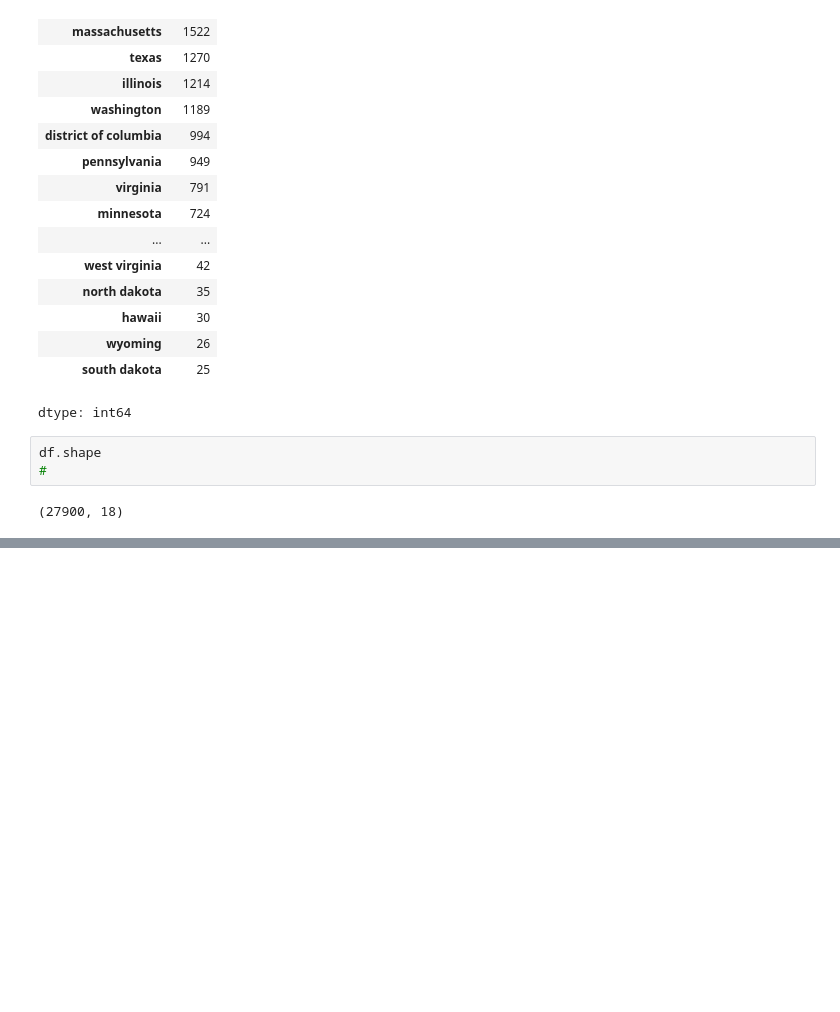
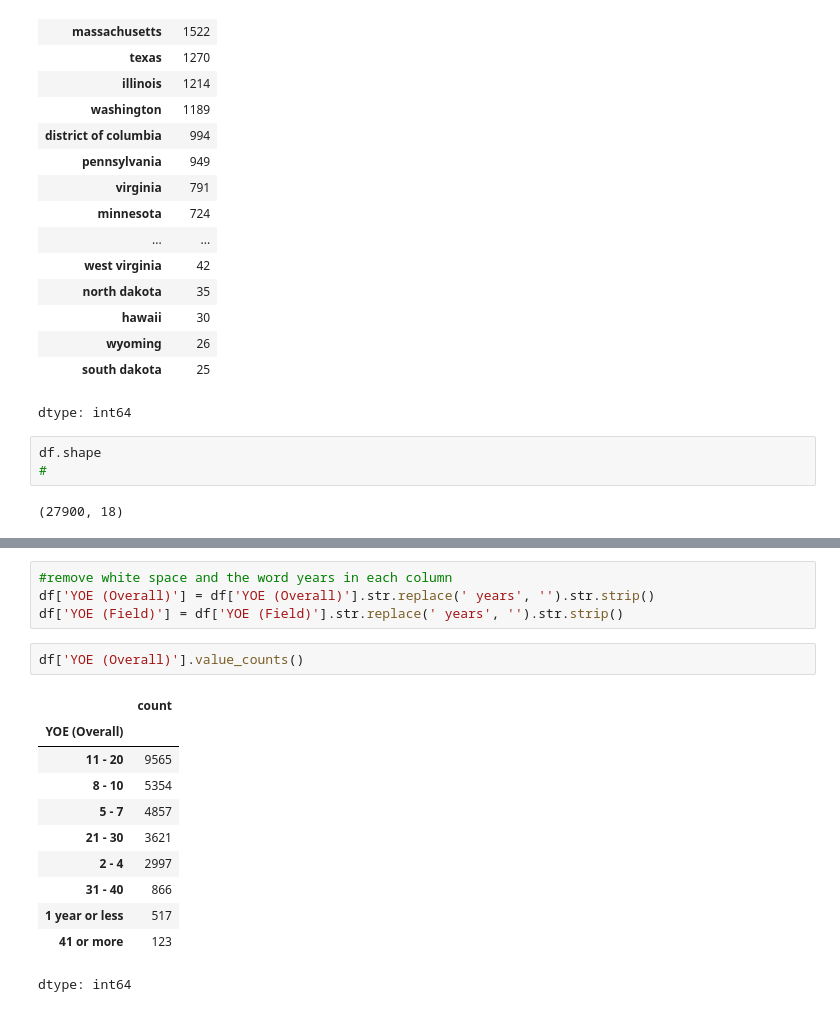
Before and after one commit to hamydang16/Data-Analysis, a Jupyter notebook: Data_cleaning.ipynb, the cells around one changed output, grey strips where cells are left out. Cells and saved outputs as stored; diff of their text form; blank space fills up the shorter version.

```diff
--- a/Data_cleaning.ipynb
+++ b/Data_cleaning.ipynb
@@ -526,0 +537,18 @@ df.shape
+# %%
+#remove white space and the word years in each column
+df['YOE (Overall)'] = df['YOE (Overall)'].str.replace(' years', '').str.strip()
+df['YOE (Field)'] = df['YOE (Field)'].str.replace(' years', '').str.strip()
+# %%
+df['YOE (Overall)'].value_counts()
+# %% [output]
+|  | count |
+| YOE (Overall) |  |
+| 11 - 20 | 9565 |
+| 8 - 10 | 5354 |
+| 5 - 7 | 4857 |
+| 21 - 30 | 3621 |
+| 2 - 4 | 2997 |
+| 31 - 40 | 866 |
+| 1 year or less | 517 |
+| 41 or more | 123 |
+dtype: int64
```
Also changed, not shown: parts of 19 cells of this notebook.
